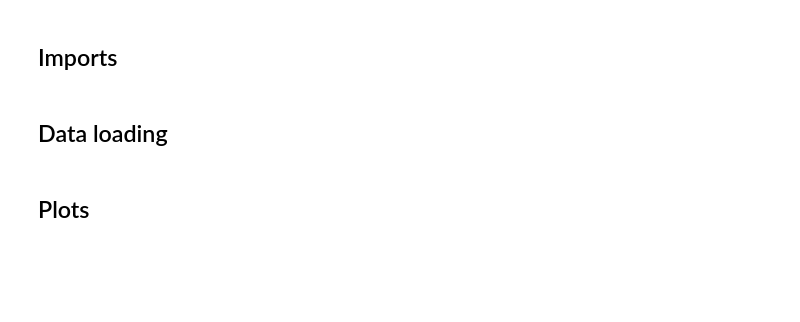
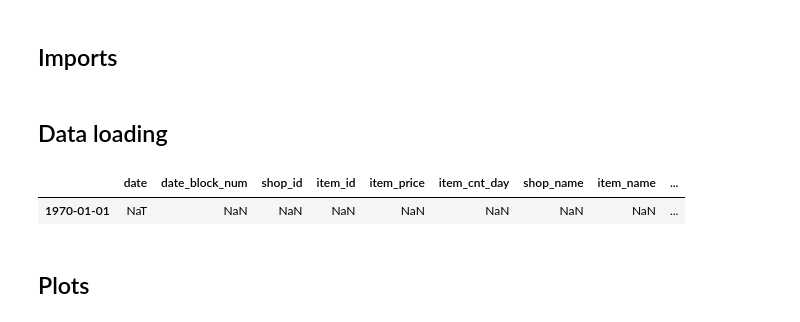
Before and after one commit to Akevilli/Internship, a Jupyter notebook: train&test.ipynb, the cells around one changed output. Drawn from its saved outputs; the diff is of its cells as text; code cells hidden in the pictures; blank space fills up the shorter version.

```diff
--- a/train&test.ipynb
+++ b/train&test.ipynb
@@ -70,8 +70,10 @@ warnings.filterwarnings('ignore')
 # %%
 raw_data: pd.DataFrame = pd.read_csv('data/sales_post_process.csv', parse_dates=['date'], date_format='%Y-%m-%d')
 raw_data.asfreq("D")
 X_sarima = [raw_data[raw_data["cluster"] == i] for i in range(int(raw_data["cluster"].max() + 1))]
-X_tree = raw_data[["date", "shop_id", "item_id", "item_cnt_day"]]
+# %% [output]
+|  | date | date_block_num | shop_id | item_id | item_price | item_cnt_day | shop_name | item_name | ... |
+| 1970-01-01 | NaT | NaN | NaN | NaN | NaN | NaN | NaN | NaN | ... |
 # %% [markdown]
 ## Plots
 # %%
```
Also changed, not shown: parts of 22 cells of this notebook, 1 other file.
